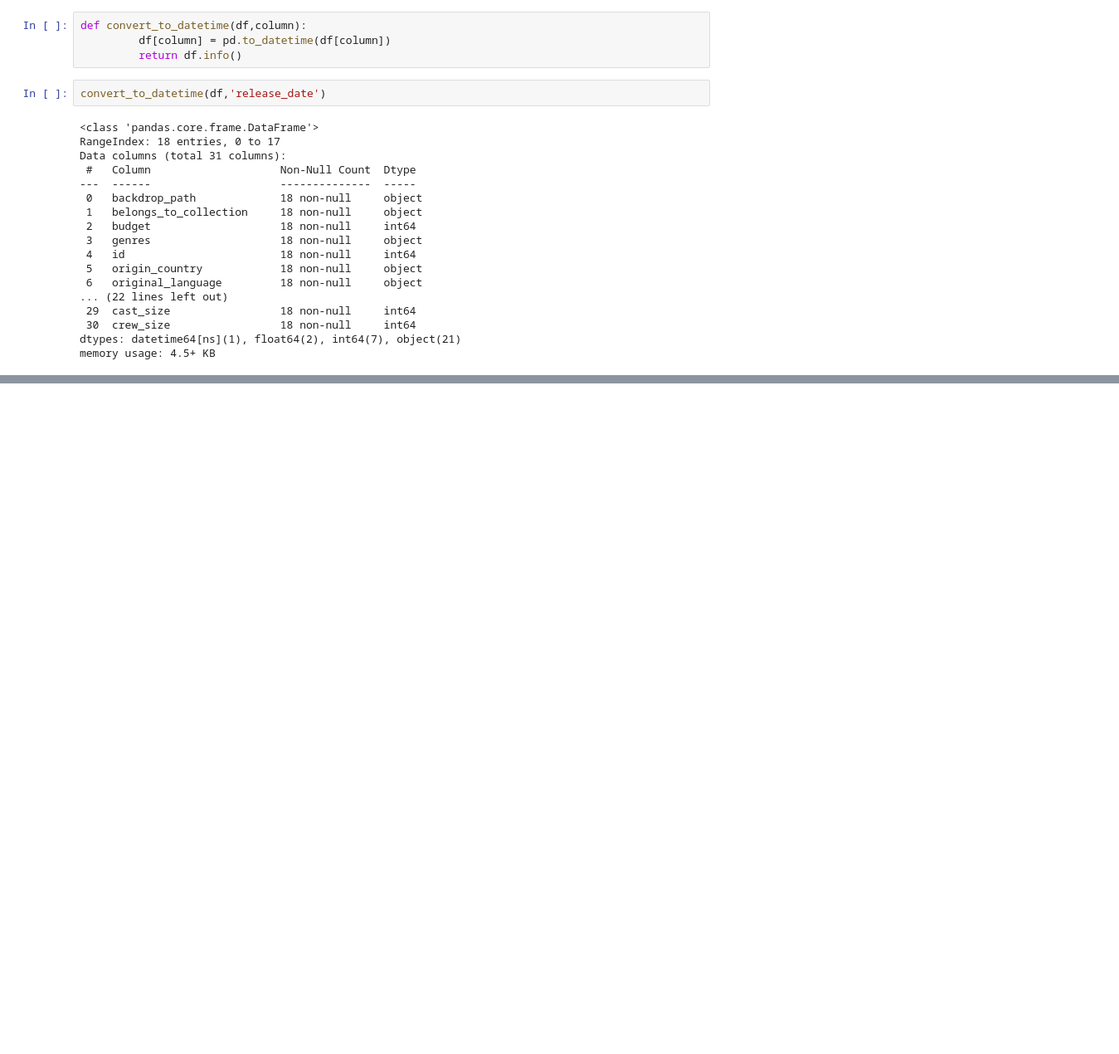
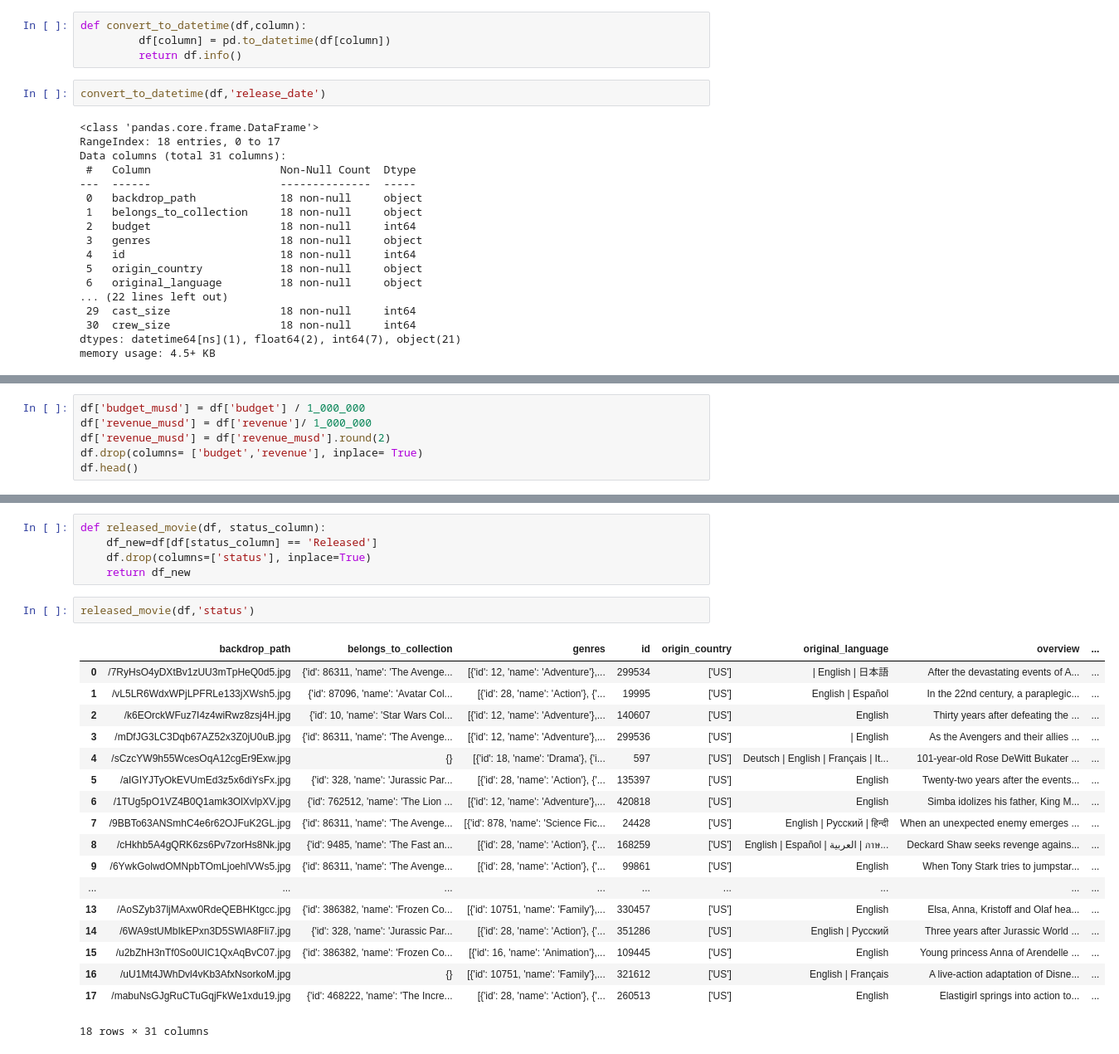
Before and after one commit to kgyauAmtch/Amtch_Personal_Projects, a Jupyter notebook: Project1/notebooks/data_cleaning.ipynb, the cells around one changed output, grey strips where cells are left out. Shown: that part at 83% size. Saved outputs shown, nothing was run; the diff lists cells and outputs as text; blank space fills up the shorter version.

Commit message:
first commit for removing duplicates filtering and reordering and finalizing dataframe

```diff
--- a/Project1/notebooks/data_cleaning.ipynb
+++ b/Project1/notebooks/data_cleaning.ipynb
@@ -488,0 +511,6 @@ memory usage: 4.5+ KB
+# %%
+df['budget_musd'] = df['budget'] / 1_000_000
+df['revenue_musd'] = df['revenue']/ 1_000_000
+df['revenue_musd'] = df['revenue_musd'].round(2)
+df.drop(columns= ['budget','revenue'], inplace= True)
+df.head()
@@ -488,0 +579,26 @@ memory usage: 4.5+ KB
+# %%
+def released_movie(df, status_column):
+    df_new=df[df[status_column] == 'Released']
+    df.drop(columns=['status'], inplace=True)
+    return df_new
+# %%
+released_movie(df,'status')
+# %% [output]
+|  | backdrop_path | belongs_to_collection | genres | id | origin_country | original_language | overview | ... |
+| 0 | /7RyHsO4yDXtBv1zUU3mTpHeQ0d5.jpg | {'id': 86311, 'name': 'The Avenge... | [{'id': 12, 'name': 'Adventure'},... | 299534 | ['US'] | | English | 日本語 | After the devastating events of A... | ... |
+| 1 | /vL5LR6WdxWPjLPFRLe133jXWsh5.jpg | {'id': 87096, 'name': 'Avatar Col... | [{'id': 28, 'name': 'Action'}, {'... | 19995 | ['US'] | English | Español | In the 22nd century, a paraplegic... | ... |
+| 2 | /k6EOrckWFuz7I4z4wiRwz8zsj4H.jpg | {'id': 10, 'name': 'Star Wars Col... | [{'id': 12, 'name': 'Adventure'},... | 140607 | ['US'] | English | Thirty years after defeating the ... | ... |
+| 3 | /mDfJG3LC3Dqb67AZ52x3Z0jU0uB.jpg | {'id': 86311, 'name': 'The Avenge... | [{'id': 12, 'name': 'Adventure'},... | 299536 | ['US'] | | English | As the Avengers and their allies ... | ... |
+| 4 | /sCzcYW9h55WcesOqA12cgEr9Exw.jpg | {} | [{'id': 18, 'name': 'Drama'}, {'i... | 597 | ['US'] | Deutsch | English | Français | It... | 101-year-old Rose DeWitt Bukater ... | ... |
+| 5 | /aIGIYJTyOkEVUmEd3z5x6diYsFx.jpg | {'id': 328, 'name': 'Jurassic Par... | [{'id': 28, 'name': 'Action'}, {'... | 135397 | ['US'] | English | Twenty-two years after the events... | ... |
+| 6 | /1TUg5pO1VZ4B0Q1amk3OlXvlpXV.jpg | {'id': 762512, 'name': 'The Lion ... | [{'id': 12, 'name': 'Adventure'},... | 420818 | ['US'] | English | Simba idolizes his father, King M... | ... |
+| 7 | /9BBTo63ANSmhC4e6r62OJFuK2GL.jpg | {'id': 86311, 'name': 'The Avenge... | [{'id': 878, 'name': 'Science Fic... | 24428 | ['US'] | English | Pусский | हिन्दी | When an unexpected enemy emerges ... | ... |
+| 8 | /cHkhb5A4gQRK6zs6Pv7zorHs8Nk.jpg | {'id': 9485, 'name': 'The Fast an... | [{'id': 28, 'name': 'Action'}, {'... | 168259 | ['US'] | English | Español | العربية | ภาษ... | Deckard Shaw seeks revenge agains... | ... |
+| 9 | /6YwkGolwdOMNpbTOmLjoehlVWs5.jpg | {'id': 86311, 'name': 'The Avenge... | [{'id': 28, 'name': 'Action'}, {'... | 99861 | ['US'] | English | When Tony Stark tries to jumpstar... | ... |
+| ... | ... | ... | ... | ... | ... | ... | ... | ... |
+| 13 | /AoSZyb37ljMAxw0RdeQEBHKtgcc.jpg | {'id': 386382, 'name': 'Frozen Co... | [{'id': 10751, 'name': 'Family'},... | 330457 | ['US'] | English | Elsa, Anna, Kristoff and Olaf hea... | ... |
+| 14 | /6WA9stUMbIkEPxn3D5SWlA8FIi7.jpg | {'id': 328, 'name': 'Jurassic Par... | [{'id': 28, 'name': 'Action'}, {'... | 351286 | ['US'] | English | Pусский | Three years after Jurassic World ... | ... |
+| 15 | /u2bZhH3nTf0So0UIC1QxAqBvC07.jpg | {'id': 386382, 'name': 'Frozen Co... | [{'id': 16, 'name': 'Animation'},... | 109445 | ['US'] | English | Young princess Anna of Arendelle ... | ... |
+| 16 | /uU1Mt4JWhDvl4vKb3AfxNsorkoM.jpg | {} | [{'id': 10751, 'name': 'Family'},... | 321612 | ['US'] | English | Français | A live-action adaptation of Disne... | ... |
+| 17 | /mabuNsGJgRuCTuGqjFkWe1xdu19.jpg | {'id': 468222, 'name': 'The Incre... | [{'id': 28, 'name': 'Action'}, {'... | 260513 | ['US'] | English | Elastigirl springs into action to... | ... |
+18 rows × 31 columns
```
Also changed, not shown: parts of 38 cells of this notebook.
